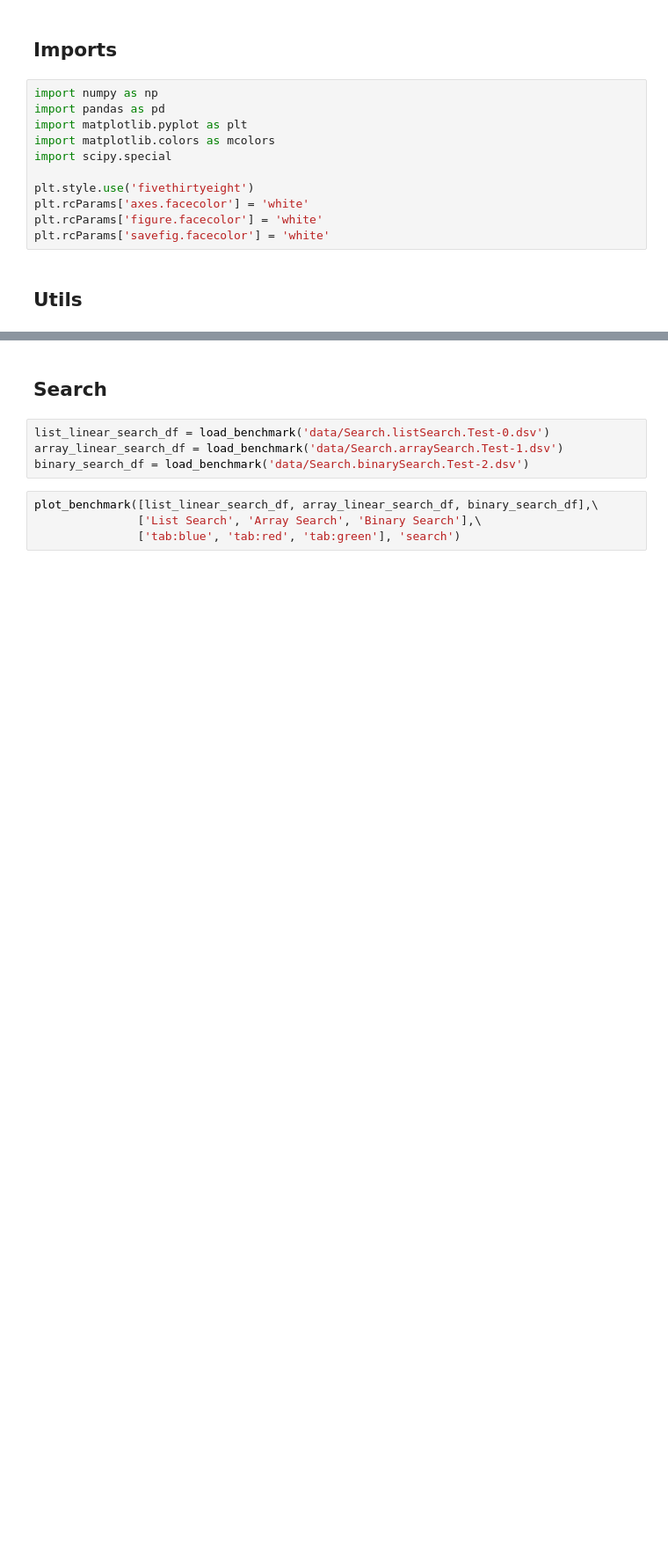
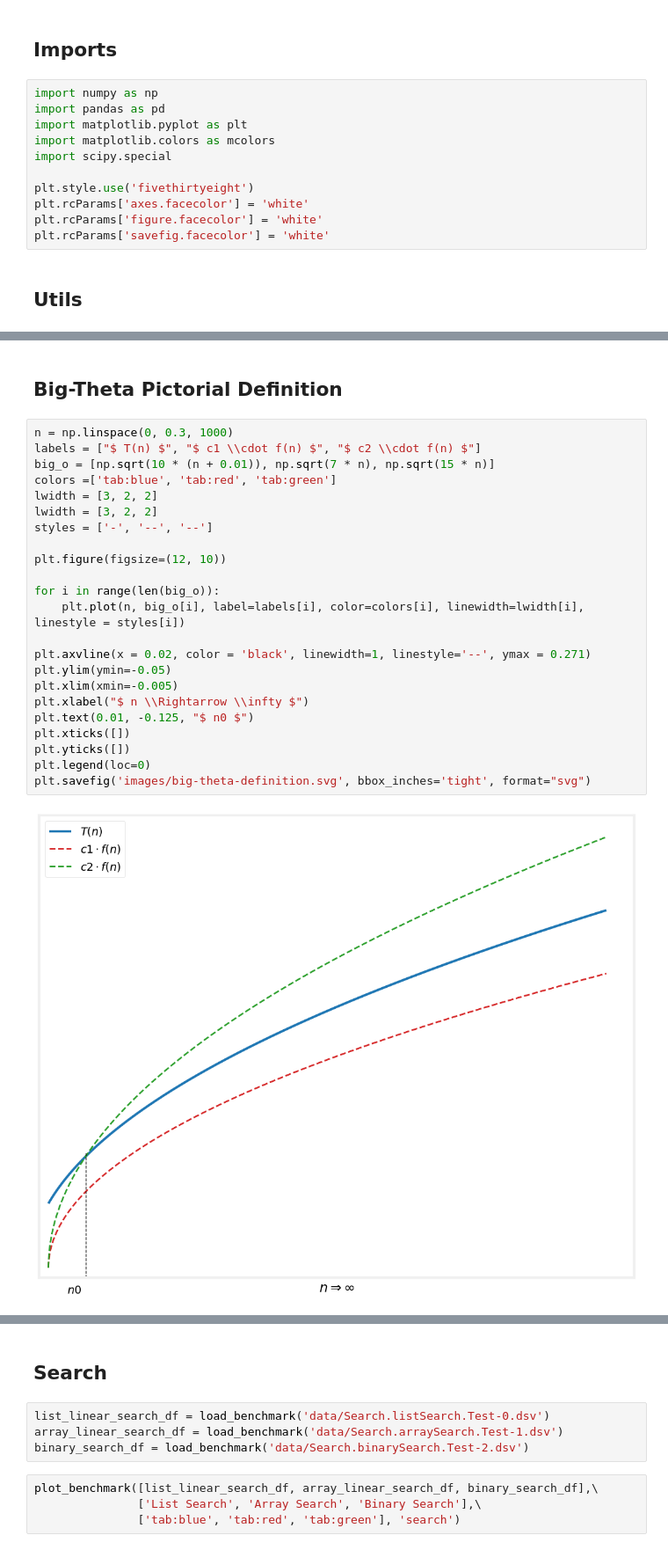
Before and after one commit to tanzan/scala-collections-howto, a Jupyter notebook: notebooks/asymptotic-notation/asymptotic-notation.ipynb, the cells around one changed output, grey strips where cells are left out. Shown at 88% size. Cells and saved outputs as stored; diff of their text form; blank space fills up the shorter version.

```diff
--- a/notebooks/asymptotic-notation/asymptotic-notation.ipynb
+++ b/notebooks/asymptotic-notation/asymptotic-notation.ipynb
@@ -30,0 +85,27 @@ def plot_benchmark(benchmark_list, labels, colors, image_name, display_legend =
+# %% [markdown]
+## Big-Theta Pictorial Definition
+# %%
+n = np.linspace(0, 0.3, 1000)
+labels = ["$ T(n) $", "$ c1 \\cdot f(n) $", "$ c2 \\cdot f(n) $"]
+big_o = [np.sqrt(10 * (n + 0.01)), np.sqrt(7 * n), np.sqrt(15 * n)]
+colors =['tab:blue', 'tab:red', 'tab:green']
+lwidth = [3, 2, 2]
+lwidth = [3, 2, 2]
+styles = ['-', '--', '--']
+
+plt.figure(figsize=(12, 10))
+
+for i in range(len(big_o)):
+    plt.plot(n, big_o[i], label=labels[i], color=colors[i], linewidth=lwidth[i], linestyle = styles[i])
+
+plt.axvline(x = 0.02, color = 'black', linewidth=1, linestyle='--', ymax = 0.271)
+plt.ylim(ymin=-0.05)
+plt.xlim(xmin=-0.005)
+plt.xlabel("$ n \\Rightarrow \\infty $")
+plt.text(0.01, -0.125, "$ n0 $")
+plt.xticks([])
+plt.yticks([])
+plt.legend(loc=0)
+plt.savefig('images/big-theta-definition.svg', bbox_inches='tight', format="svg")
+# %% [output]
+[figure, added]
```
Also changed, not shown: parts of 14 cells of this notebook, 18 other files.
